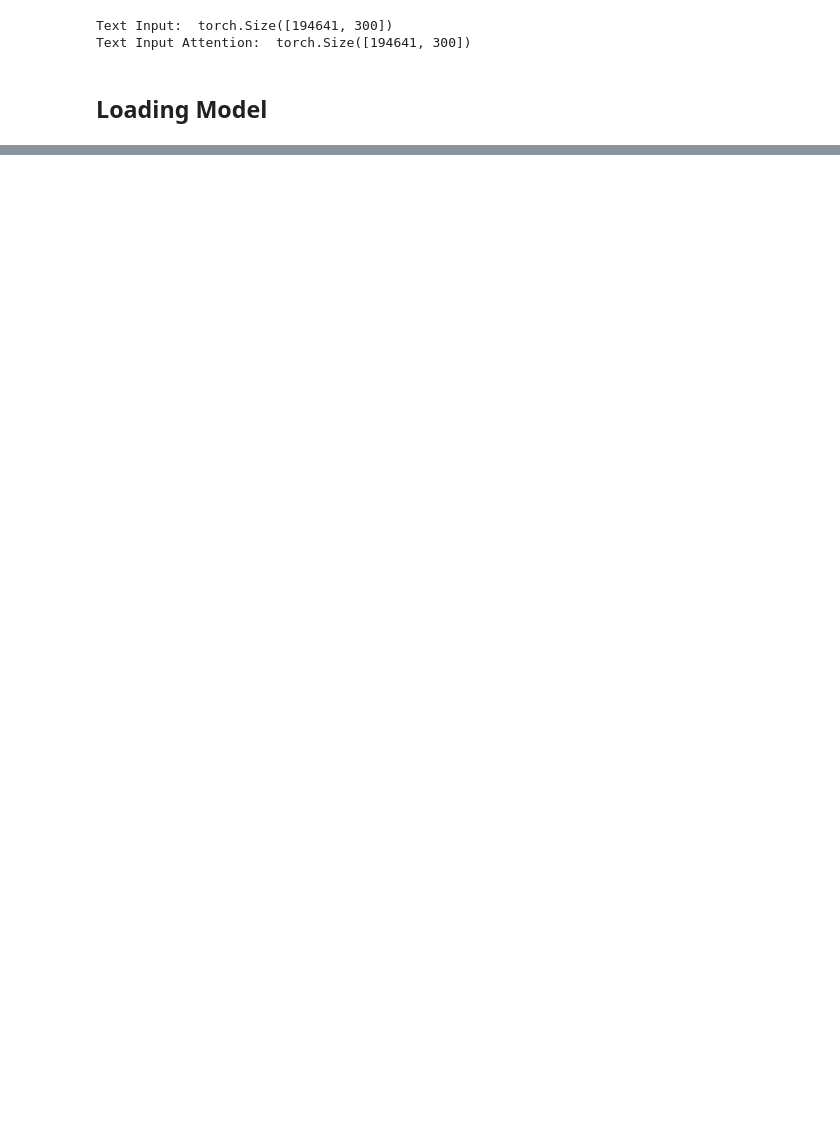
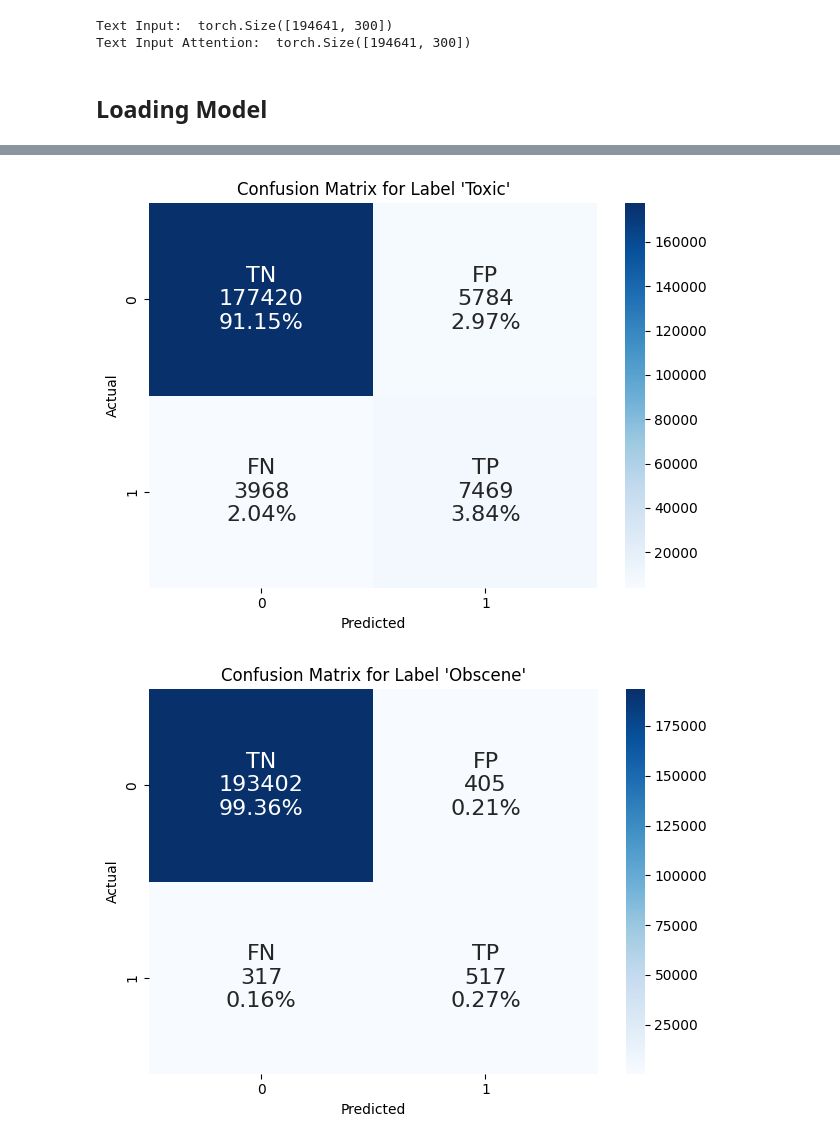
Before and after one commit to datascisteven/Detecting-Bias-and-Toxicity-in-LLM-Chatbots, a Jupyter notebook: Greenflash_Toxicity_Multi_Class_Model.ipynb, the cells around one changed output, grey strips where cells are left out. Drawn from its saved outputs; the diff is of its cells as text; code cells hidden in the pictures; blank space fills up the shorter version.

```diff
--- a/Greenflash_Toxicity_Multi_Class_Model.ipynb
+++ b/Greenflash_Toxicity_Multi_Class_Model.ipynb
@@ -855,0 +945,7 @@ plot_confusion_matrices(true_labels, new_binary_predictions)
+# %%
+
+# Call the function to plot confusion matrices for all 12 labels
+plot_confusion_matrices(true_labels, binary_predictions_pr_auc)
+# %% [output]
+[figure, added]
+[figure, added]
```
Also changed, not shown: parts of 38 cells of this notebook.
